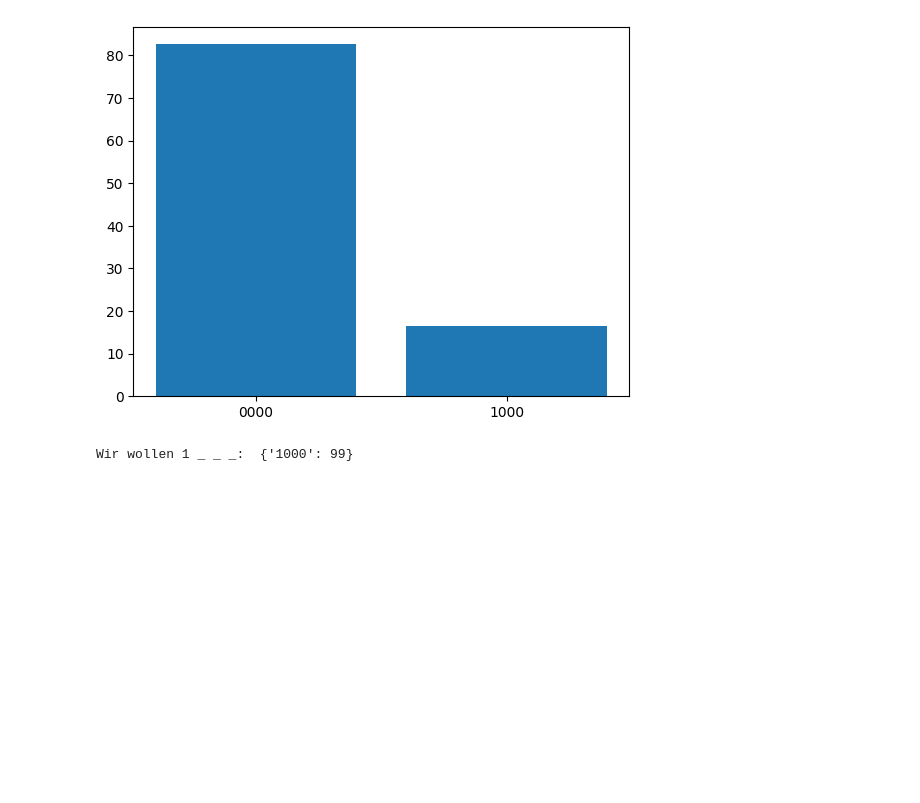
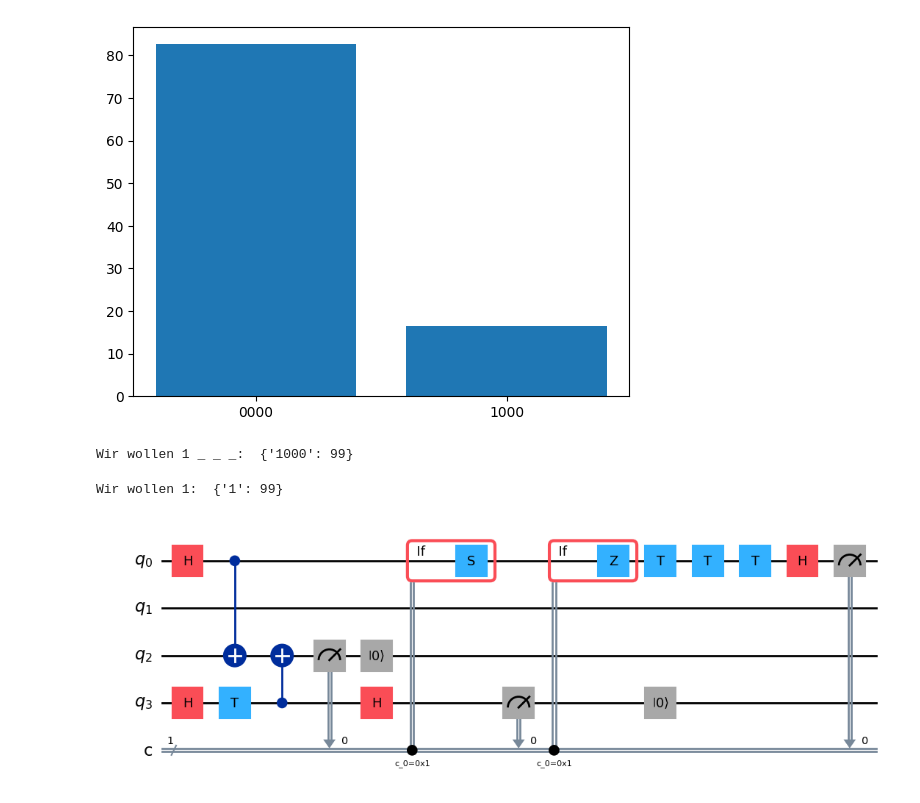
Before and after one commit to RicemanBoy/qc_researchproject, a Jupyter notebook: playground.ipynb, the cells around one changed output. Saved outputs shown, nothing was run; the diff lists cells and outputs as text; code cells hidden in the pictures; blank space fills up the shorter version.

```diff
--- a/playground.ipynb
+++ b/playground.ipynb
@@ -566,3 +566,49 @@ counts = result.get_counts()
 print("Wir wollen 1 _ _ _: ", counts)
 # %% [output]
 Wir wollen 1 _ _ _:  {'1000': 99}
+# %%
+qr = QuantumRegister(4,"q")             #Klassische Version vom T Gate mittels Magic Ancilla funktioniert
+cbit = ClassicalRegister(1,"c")
+qc = QuantumCircuit(qr,cbit)
+
+magic = 3
+ancilla = 2
+
+qc.h(0)
+
+for i in range(1):
+    qc.h(magic)
+    qc.t(magic)
+    qc.cx(0,ancilla)
+    qc.cx(magic, ancilla)
+
+    qc.measure(ancilla,0)
+    with qc.if_test((0,1)):
+        qc.s(0)
+
+    qc.h(magic)
+    qc.measure(magic,0)
+    with qc.if_test((0,1)):
+        qc.z(0)
+    qc.reset(ancilla)
+    qc.reset(magic)
+
+qc.t(0)
+qc.t(0)
+qc.t(0)
+
+qc.h(0)
+
+qc.measure(0,0)
+
+sim = AerSimulator()
+job = sim.run(qc, shots=99)
+result = job.result()
+counts = result.get_counts()
+
+print("Wir wollen 1: ", counts)
+
+qc.draw("mpl")
+# %% [output]
+Wir wollen 1:  {'1': 99}
+[figure, added]
```
Also changed, not shown: 1 other file.
